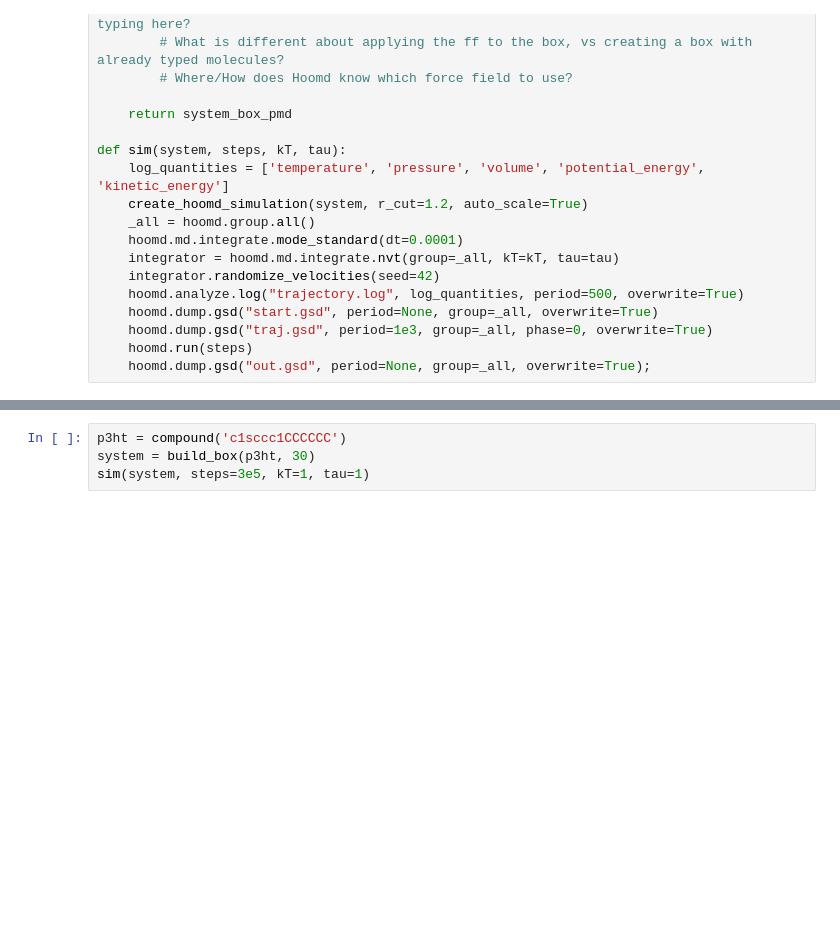
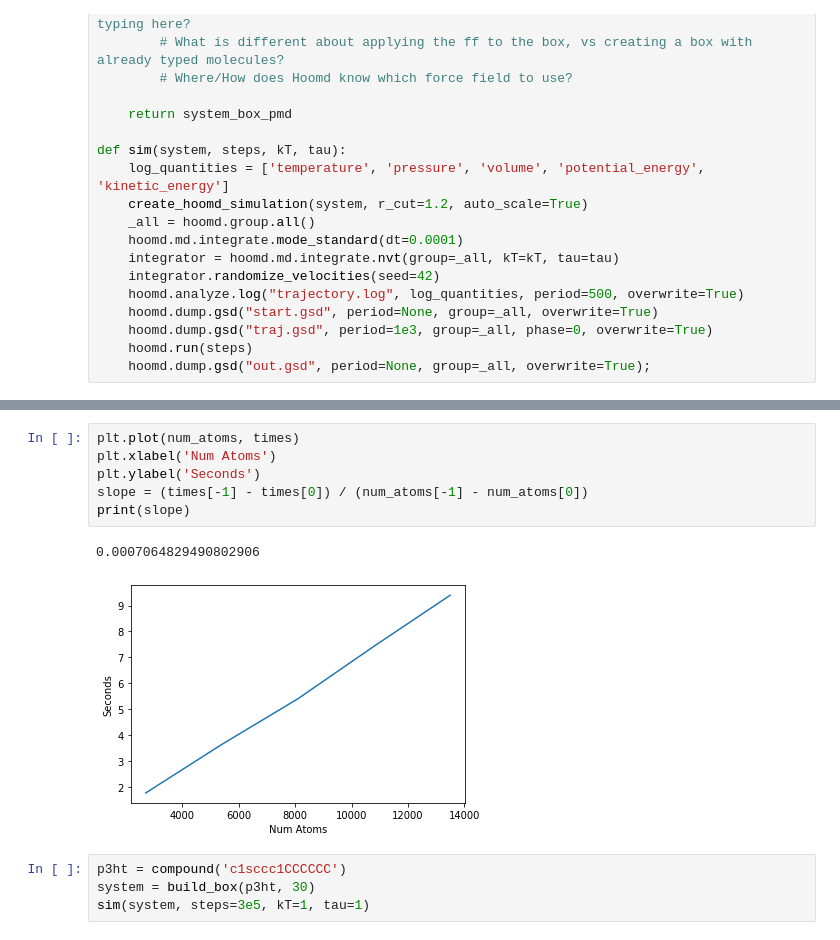
Before and after one commit to jennyfothergill/opv-sim-tutorial, a Jupyter notebook: opv-sim-tutorial.ipynb, the cells around one changed output, grey strips where cells are left out. Drawn from its saved outputs; the diff is of its cells as text; blank space fills up the shorter version.

```diff
--- a/opv-sim-tutorial.ipynb
+++ b/opv-sim-tutorial.ipynb
@@ -64,3 +80,12 @@ def sim(system, steps, kT, tau):
+# %%
+plt.plot(num_atoms, times)
+plt.xlabel('Num Atoms')
+plt.ylabel('Seconds')
+slope = (times[-1] - times[0]) / (num_atoms[-1] - num_atoms[0])
+print(slope)
+# %% [output]
+0.0007064829490802906
+[figure, added]
 # %%
 p3ht = compound('c1sccc1CCCCCC')
 system = build_box(p3ht, 30)
```
Also changed, not shown: parts of 4 cells of this notebook.
